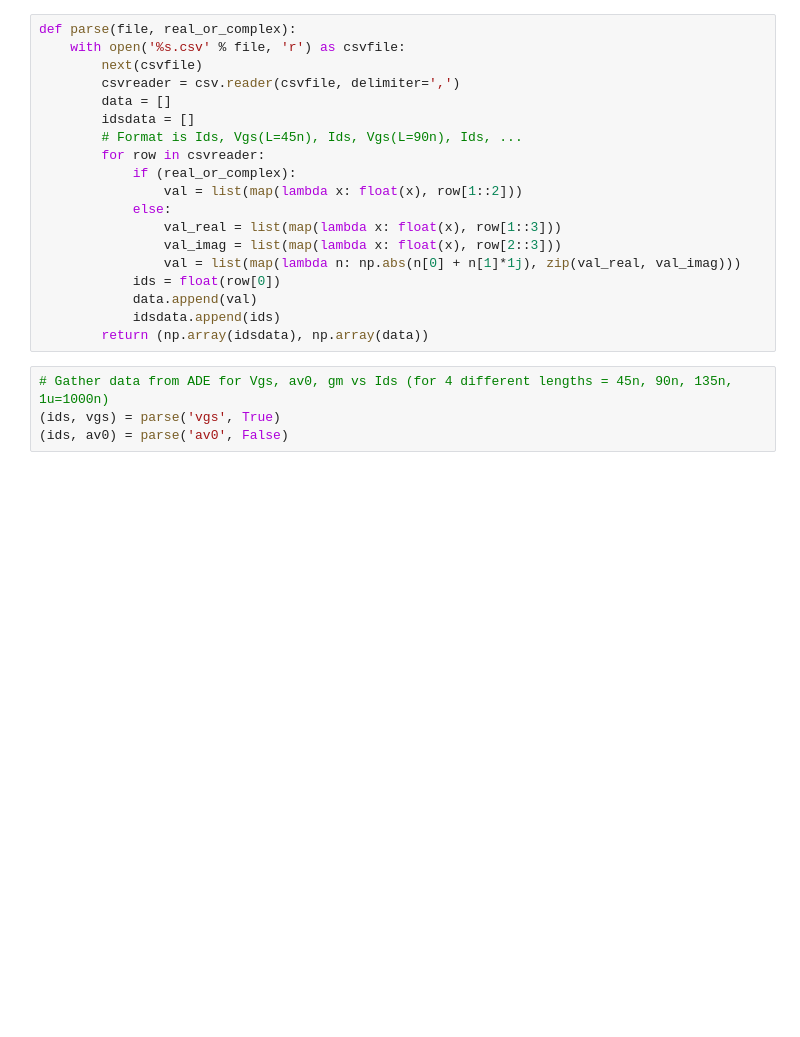
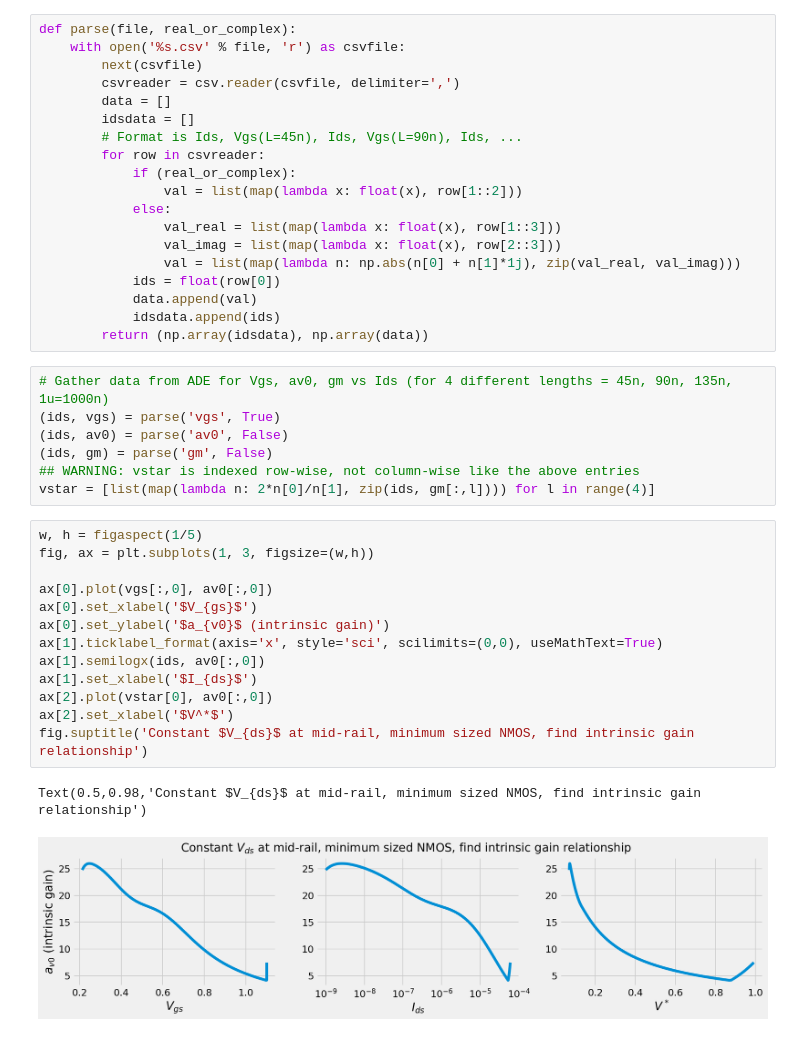
Before and after one commit to vighneshiyer/ee240b, a Jupyter notebook: hw/hw1/hw1_notebook.ipynb, the cells around one changed output. Drawn from its saved outputs; the diff is of its cells as text; blank space fills up the shorter version.

```diff
--- a/hw/hw1/hw1_notebook.ipynb
+++ b/hw/hw1/hw1_notebook.ipynb
@@ -34,4 +36,23 @@ def parse(file, real_or_complex):
 # Gather data from ADE for Vgs, av0, gm vs Ids (for 4 different lengths = 45n, 90n, 135n, 1u=1000n)
 (ids, vgs) = parse('vgs', True)
 (ids, av0) = parse('av0', False)
+(ids, gm) = parse('gm', False)
+## WARNING: vstar is indexed row-wise, not column-wise like the above entries
+vstar = [list(map(lambda n: 2*n[0]/n[1], zip(ids, gm[:,l]))) for l in range(4)]
+# %%
+w, h = figaspect(1/5)
+fig, ax = plt.subplots(1, 3, figsize=(w,h))
+
+ax[0].plot(vgs[:,0], av0[:,0])
+ax[0].set_xlabel('$V_{gs}$')
+ax[0].set_ylabel('$a_{v0}$ (intrinsic gain)')
+ax[1].ticklabel_format(axis='x', style='sci', scilimits=(0,0), useMathText=True)
+ax[1].semilogx(ids, av0[:,0])
+ax[1].set_xlabel('$I_{ds}$')
+ax[2].plot(vstar[0], av0[:,0])
+ax[2].set_xlabel('$V^*$')
+fig.suptitle('Constant $V_{ds}$ at mid-rail, minimum sized NMOS, find intrinsic gain relationship')
+# %% [output]
+Text(0.5,0.98,'Constant $V_{ds}$ at mid-rail, minimum sized NMOS, find intrinsic gain relationship')
+[figure, added]
 # %%
```
Also changed, not shown: parts of 4 cells of this notebook, 3 other files.
